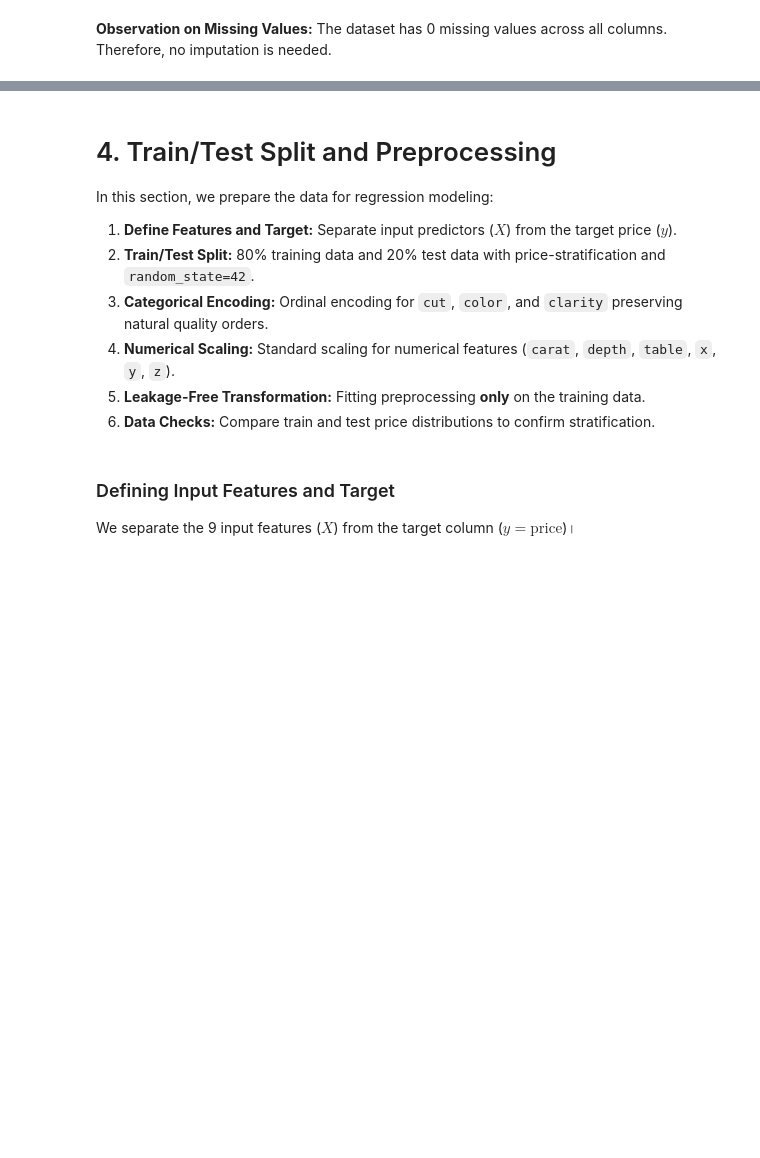
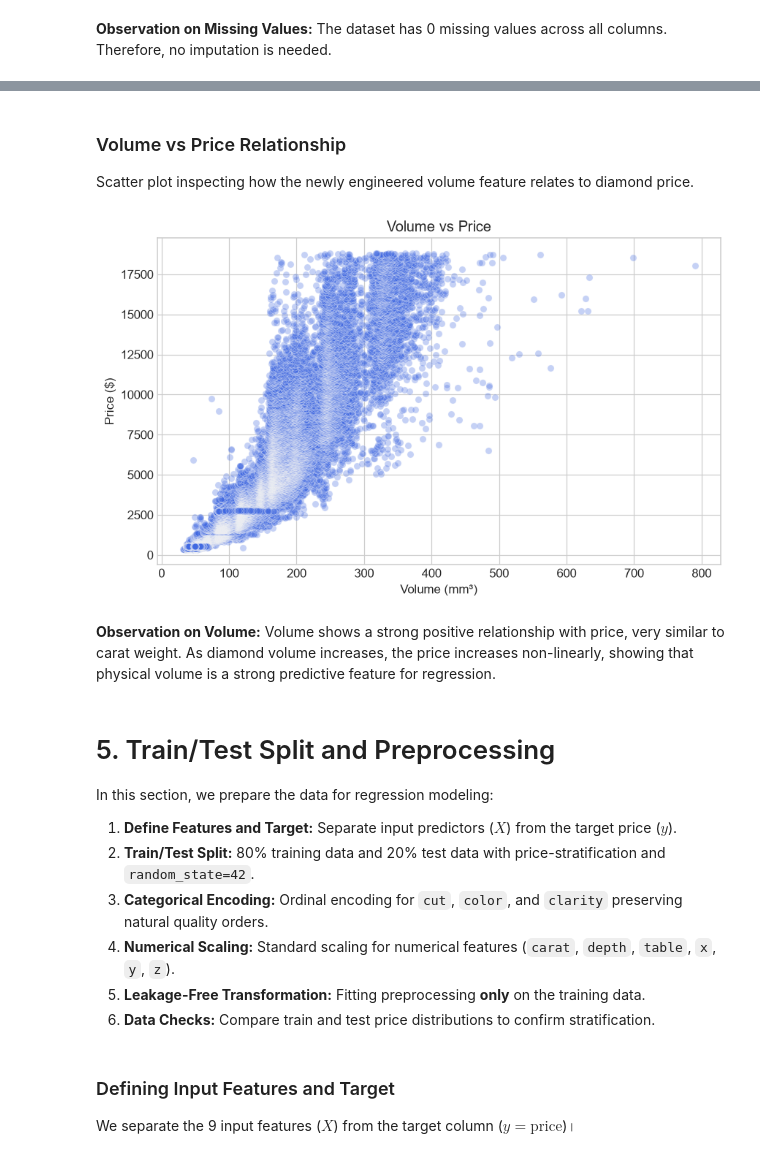
Before and after one commit to anish435/ML_capstone_project, a Jupyter notebook: notebooks/regression.ipynb, the cells around one changed output, grey strips where cells are left out. Drawn from its saved outputs; the diff is of its cells as text; code cells hidden in the pictures; blank space fills up the shorter version.

```diff
--- a/notebooks/regression.ipynb
+++ b/notebooks/regression.ipynb
@@ -518,5 +559,22 @@ The dataset has 0 missing values across all columns. Therefore, no imputation is
+# %% [markdown]
+### Volume vs Price Relationship
+Scatter plot inspecting how the newly engineered volume feature relates to diamond price.
+# %%
+# Scatter plot: Volume vs Price
+plt.figure(figsize=(8, 5))
+sns.scatterplot(data=df_cleaned, x='volume', y='price', alpha=0.3, color='royalblue')
+plt.title('Volume vs Price', fontsize=13)
+plt.xlabel('Volume (mm³)')
+plt.ylabel('Price ($)')
+plt.tight_layout()
+plt.show()
+# %% [output]
+[figure, added]
+# %% [markdown]
+**Observation on Volume:**
+Volume shows a strong positive relationship with price, very similar to carat weight. As diamond volume increases, the price increases non-linearly, showing that physical volume is a strong predictive feature for regression.
 # %% [markdown]
-# 4. Train/Test Split and Preprocessing
+# 5. Train/Test Split and Preprocessing
 
 In this section, we prepare the data for regression modeling:
 1. **Define Features and Target:** Separate input predictors ($X$) from the target price ($y$).
```
Also changed, not shown: parts of 7 cells of this notebook, 1 other file.
